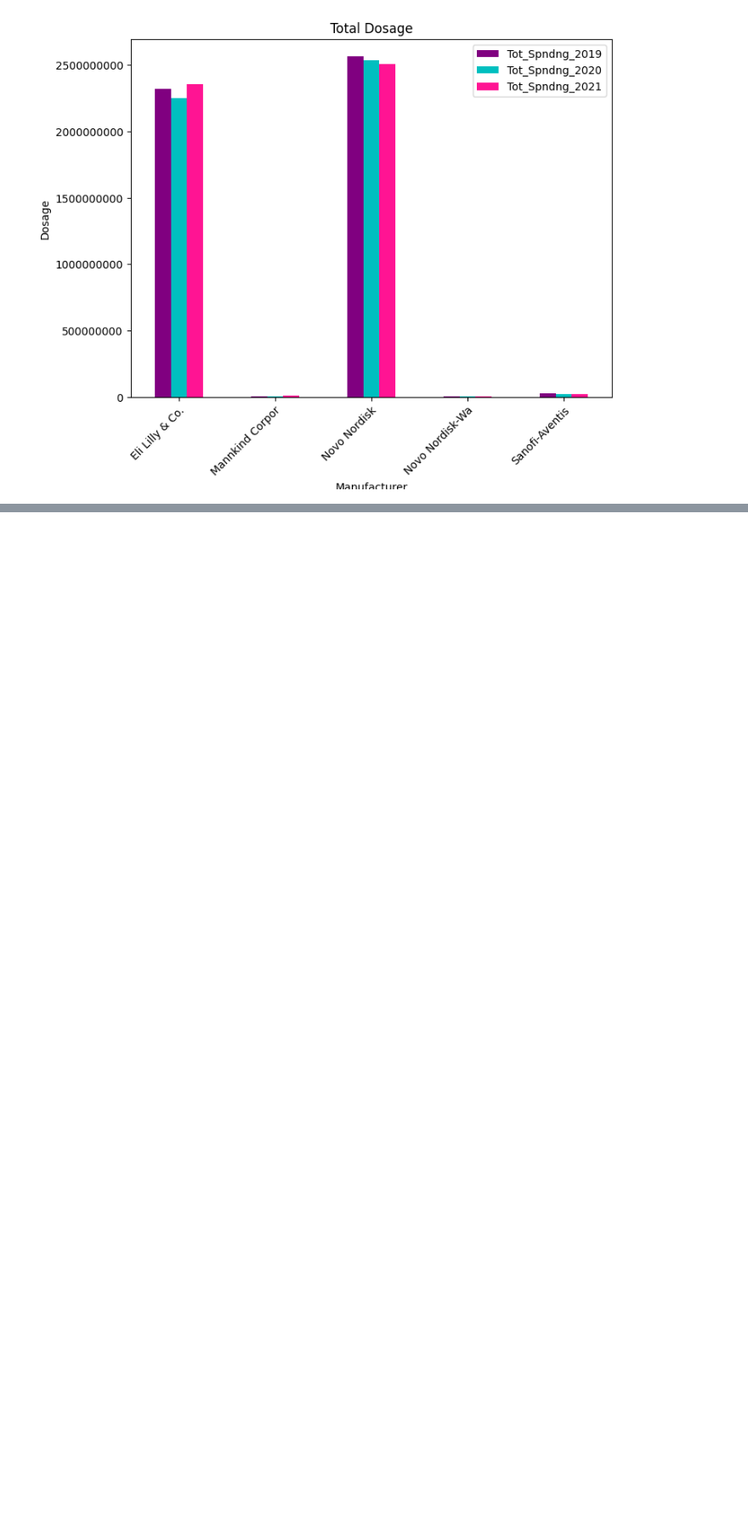
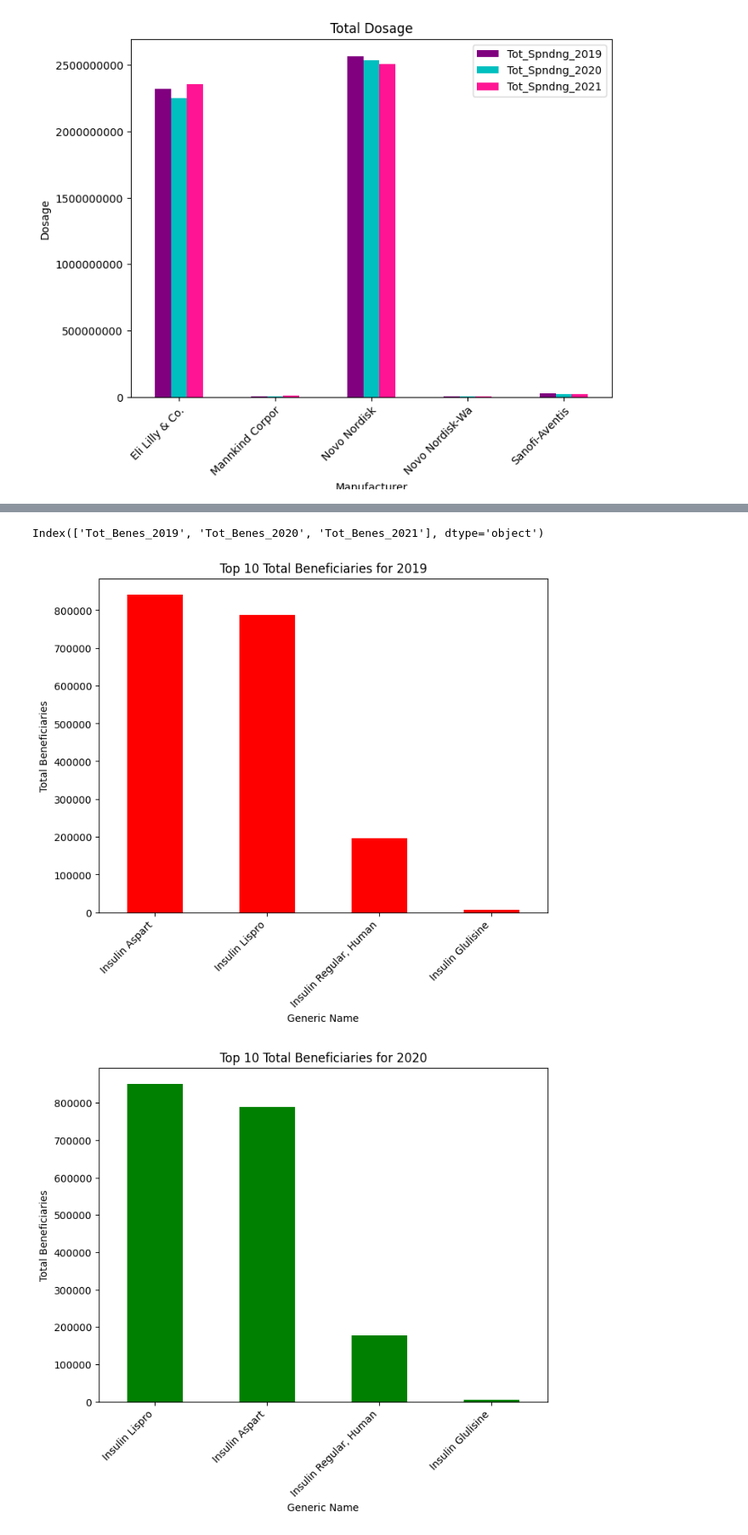
Before and after one commit to gcheairs/Phoenix-Rising-Project-1, a Jupyter notebook: MainDataframeMedicare.ipynb, the cells around one changed output, grey strips where cells are left out. Shown at 85% size. Saved outputs shown, nothing was run; the diff lists cells and outputs as text; code cells hidden in the pictures; blank space fills up the shorter version.

```diff
--- a/MainDataframeMedicare.ipynb
+++ b/MainDataframeMedicare.ipynb
@@ -896,0 +1154,38 @@ plt.show()
+# %%
+# Create a copy of the DataFrame to avoid Setting With Copy Warning
+medi_result_df = filtered_df[medi_relevant_columns].copy()
+
+# Add dollar signs to 'Tot_Benes' columns
+for year in ['2019', '2020', '2021']:
+    medi_result_df[f'Tot_Benes_{year}'] = '$' + medi_result_df[f'Tot_Benes_{year}'].astype(str)
+
+# Convert 'Tot_Benes' columns to numeric
+for year in ['2019', '2020', '2021']:
+    medi_result_df[f'Tot_Benes_{year}'] = pd.to_numeric(medi_result_df[f'Tot_Benes_{year}'].str.replace('$', ''), errors='coerce')
+
+# Drop rows where any 'Tot_Benes' column is null
+medi_result_df = medi_result_df.dropna(subset=[f'Tot_Benes_{year}' for year in ['2019', '2020', '2021']])
+
+# Group by 'Gnrc_Name' and sum the total beneficiaries for each year
+grouped_df = medi_result_df.groupby('Gnrc_Name')[[f'Tot_Benes_{year}' for year in ['2019', '2020', '2021']]].sum()
+
+# Print the columns to check their names
+print(grouped_df.columns)
+
+
+# Define different colors for each bar
+colors = ['red', 'green', 'brown']
+
+# Plot a bar graph for each year
+for year, color in zip(['2019', '2020', '2021'], colors):
+    plt.figure(figsize=(8, 6))
+    grouped_df.sort_values(by=f'Tot_Benes_{year}', ascending=False).head(10)[f'Tot_Benes_{year}'].plot(kind='bar', color=color)
+    plt.title(f'Top 10 Total Beneficiaries for {year}')
+    plt.xlabel('Generic Name')
+    plt.ylabel('Total Beneficiaries')
+    plt.xticks(rotation=45, ha='right')
+    plt.show()
+# %% [output]
+Index(['Tot_Benes_2019', 'Tot_Benes_2020', 'Tot_Benes_2021'], dtype='object')
+[figure, added]
+[figure, added]
```
Also changed, not shown: parts of 16 cells of this notebook, 1 other file.
